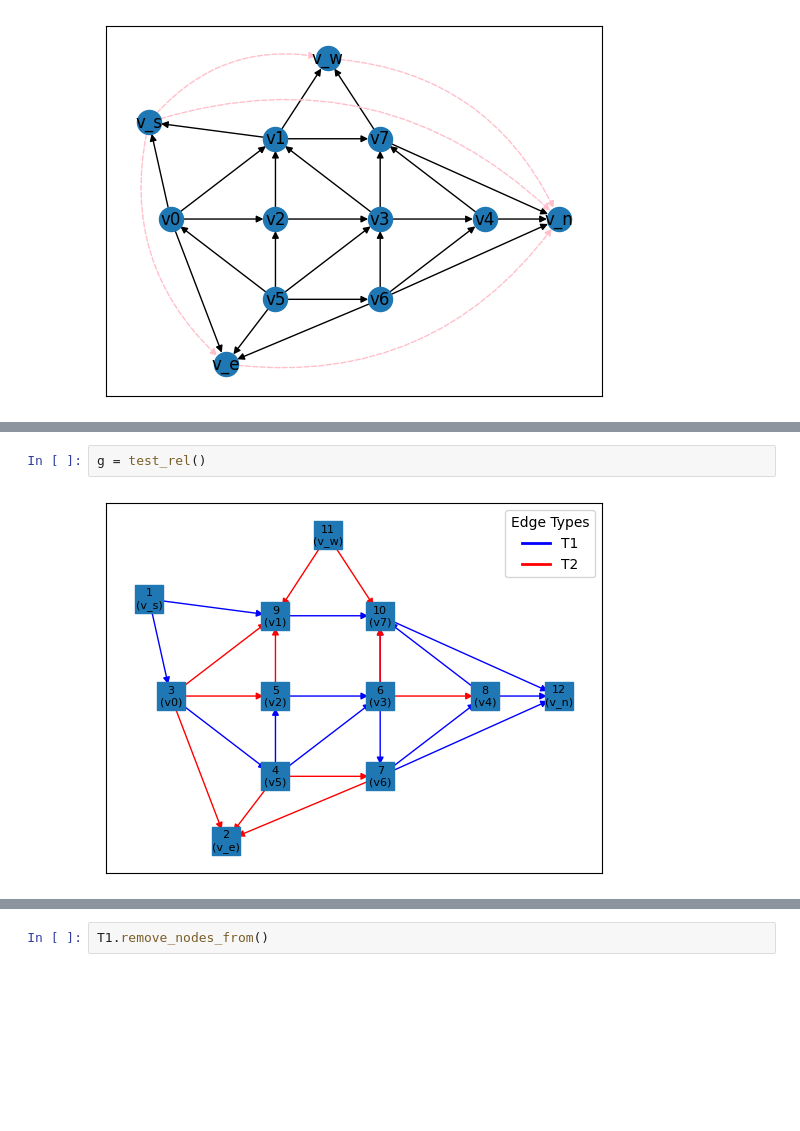
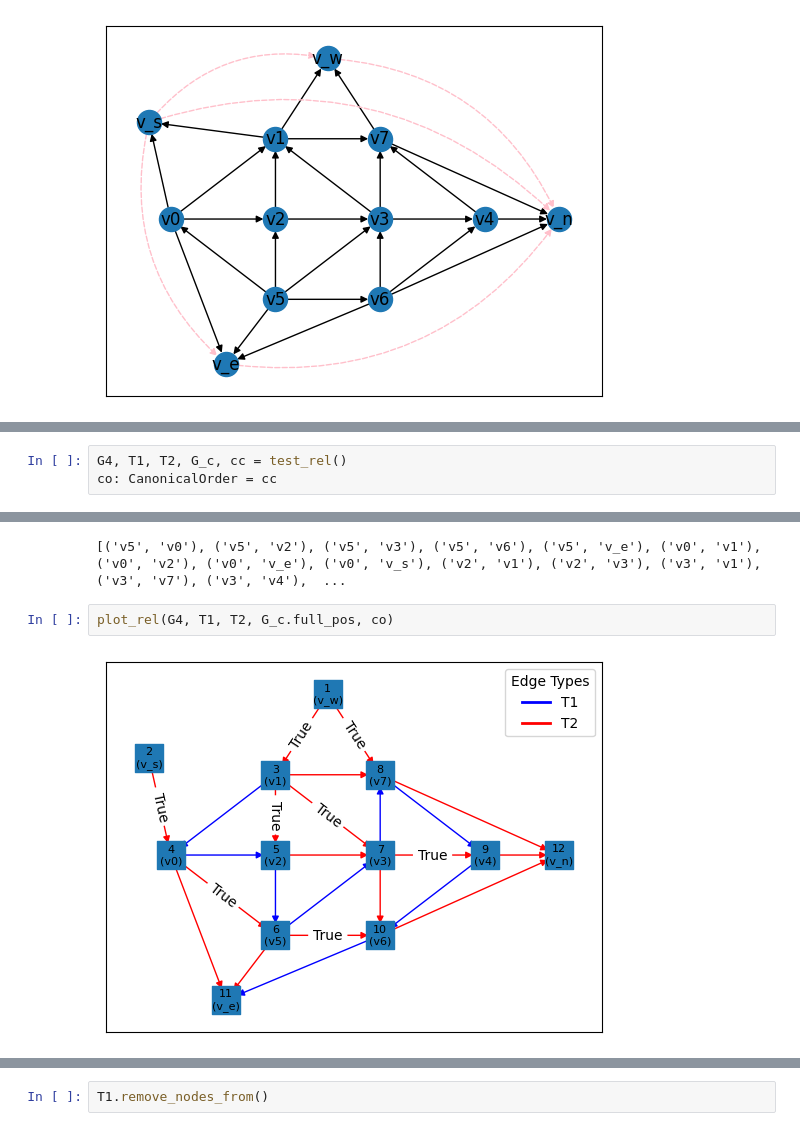
Before and after one commit to juliet29/graph2plan, a Jupyter notebook: notebooks/03_1_draw_four_complete.ipynb, the cells around one changed output, grey strips where cells are left out. Saved outputs shown, nothing was run; the diff lists cells and outputs as text; blank space fills up the shorter version.

```diff
--- a/notebooks/03_1_draw_four_complete.ipynb
+++ b/notebooks/03_1_draw_four_complete.ipynb
@@ -25,0 +25,3 @@ CacheInfo(hits=4, misses=1, maxsize=128, currsize=1)
+# %%
+G4, T1, T2, G_c, cc = test_rel()
+co: CanonicalOrder = cc
@@ -26,4 +59,7 @@ CacheInfo(hits=4, misses=1, maxsize=128, currsize=1)
 # %%
-g = test_rel()
 # %% [output]
-[figure, removed]
+[('v5', 'v0'), ('v5', 'v2'), ('v5', 'v3'), ('v5', 'v6'), ('v5', 'v_e'), ('v0', 'v1'), ('v0', 'v2'), ('v0', 'v_e'), ('v0', 'v_s'), ('v2', 'v1'), ('v2', 'v3'), ('v3', 'v1'), ('v3', 'v7'), ('v3', 'v4'),  ...
+# %%
+plot_rel(G4, T1, T2, G_c.full_pos, co)
+# %% [output]
+[figure, added]
```
Also changed, not shown: parts of 20 cells of this notebook, 7 other files.
